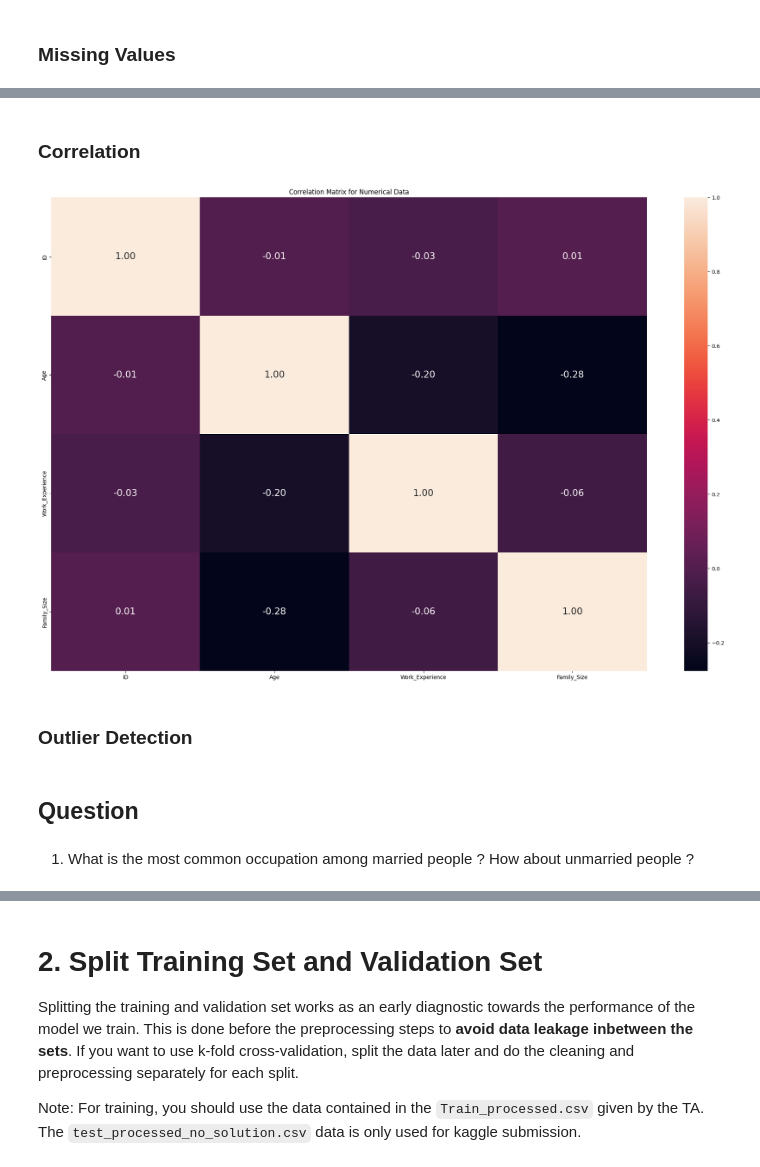
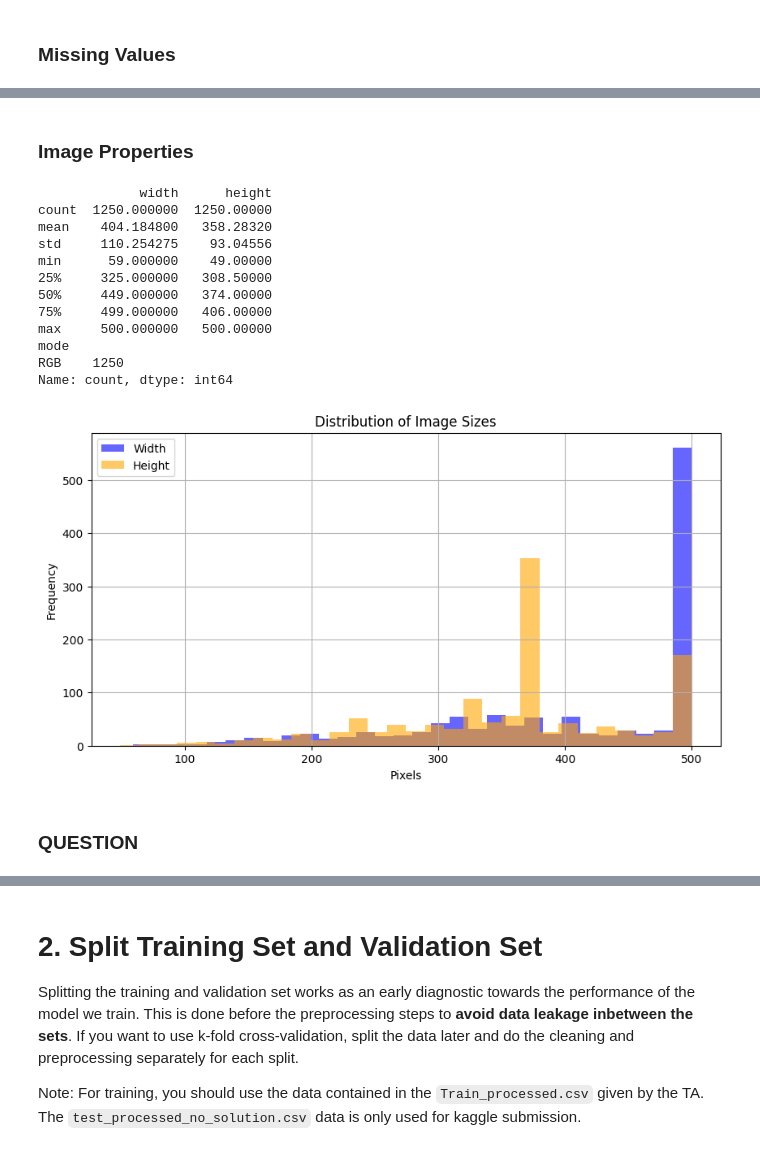
Before and after one commit to Kharris-Khisunica/Prak2ML, a Jupyter notebook: 13522051_13522105_K1_Deadline1.ipynb, the cells around one changed output, grey strips where cells are left out. Saved outputs shown, nothing was run; the diff lists cells and outputs as text; code cells hidden in the pictures.

```diff
--- a/13522051_13522105_K1_Deadline1.ipynb
+++ b/13522051_13522105_K1_Deadline1.ipynb
@@ -173,17 +94,43 @@ for column in categorical_train_data:
+# %% [markdown]
+### Image Properties
+# %%
+sample_df = df_train.sample(1250, random_state = 42)
+
+image_shapes = []
+for path in sample_df['filepath']:
+    with Image.open(path) as img:
+        image_shapes.append(img.size + (img.mode,))
+
+shape_df = pd.DataFrame(image_shapes, columns=['width', 'height', 'mode'])
+
+# Summary of dimensions
+print(shape_df[['width', 'height']].describe())
+
+# Color mode check
+print(shape_df['mode'].value_counts())
+
+plt.figure(figsize=(10, 5))
+plt.hist(shape_df['width'], bins=30, alpha=0.6, color='blue', label='Width')
+plt.hist(shape_df['height'], bins=30, alpha=0.6, color='orange', label='Height')
+plt.xlabel('Pixels')
+plt.ylabel('Frequency')
+plt.title("Distribution of Image Sizes")
+plt.legend()
+plt.grid(True)
+plt.show()
+# %% [output]
+             width      height
+count  1250.000000  1250.00000
+mean    404.184800   358.28320
+std     110.254275    93.04556
+min      59.000000    49.00000
+25%     325.000000   308.50000
+50%     449.000000   374.00000
+75%     499.000000   406.00000
+max     500.000000   500.00000
+mode
+RGB    1250
+Name: count, dtype: int64
+[figure, added]
 # %% [markdown]
-### Correlation
+### QUESTION
-# %%
-corr_matrix = numerical_train_data.corr()
-
-plt.figure(figsize=(25, 16))
-sns.heatmap(corr_matrix, annot=True,annot_kws={'fontsize':'xx-large'}, fmt=".2f")
-plt.title('Correlation Matrix for Numerical Data')
-plt.show()
-# %% [output]
-[figure, removed]
-# %% [markdown]
-### Outlier Detection
-# %% [markdown]
-## Question
-# %% [markdown]
-1. What is the most common occupation among married people ? How about unmarried people ?
```
Also changed, not shown: parts of 29 cells of this notebook.
